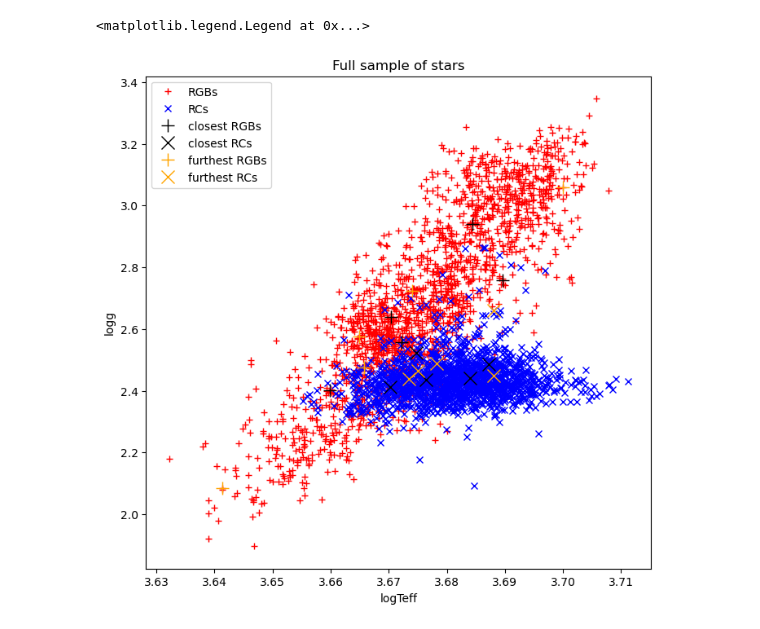
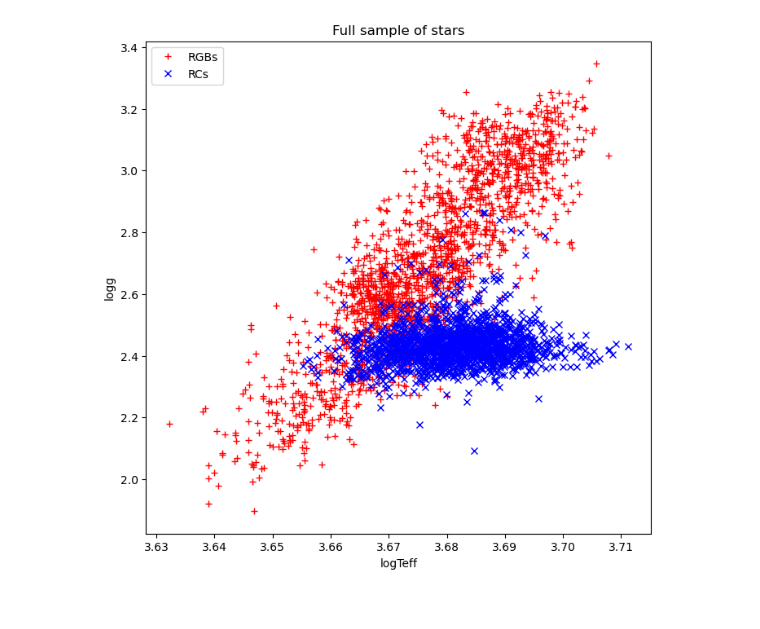
Before and after one commit to pollygecko/sharing-APOGEE_APOKASC, a Jupyter notebook: Umbrella Code for Gaia and APO3.ipynb, the cells around one changed output. Cells and saved outputs as stored; diff of their text form; code cells hidden in the pictures.

```diff
--- a/Umbrella Code for Gaia and APO3.ipynb
+++ b/Umbrella Code for Gaia and APO3.ipynb
@@ -302,20 +481,20 @@ furthest KICS in Teff/logg: RGs, RCs, diffs
 # %%
 #full sample diagram with same 10 pairs pointed out
 figure(figsize=(8,8), dpi=100)
 plt.plot(logTeff[iRG], logg[iRG], 'r+', label='RGBs')
 plt.plot(logTeff[iRC], logg[iRC], 'bx', label='RCs')
 
-plt.plot(logTeff[iRG[inds[0:5]]], logg[iRG[inds[0:5]]], 'k+', markersize=12, label='closest RGBs')
-plt.plot(logTeff[iRC[inds[0:5]]], logg[iRC[inds[0:5]]], 'kx', markersize=12, label='closest RCs')
-plt.plot(logTeff[iRG[inds[Niu-5:Niu]]], logg[iRG[inds[Niu-5:Niu]]], color='orange', marker='+', linestyle='none', markersize=12, label='furthest RGBs')
-plt.plot(logTeff[iRC[inds[Niu-5:Niu]]], logg[iRC[inds[Niu-5:Niu]]], color='orange', marker='x', linestyle='none', markersize=12, label='furthest RCs')
+#plt.plot(logTeff[iRG[inds[0:5]]], logg[iRG[inds[0:5]]], 'k+', markersize=12, label='closest RGBs')
+#plt.plot(logTeff[iRC[inds[0:5]]], logg[iRC[inds[0:5]]], 'kx', markersize=12, label='closest RCs')
+#plt.plot(logTeff[iRG[inds[Niu-5:Niu]]], logg[iRG[inds[Niu-5:Niu]]], color='orange', marker='+', linestyle='none', markersize=12, label='furthest RGBs')
+#plt.plot(logTeff[iRC[inds[Niu-5:Niu]]], logg[iRC[inds[Niu-5:Niu]]], color='orange', marker='x', linestyle='none', markersize=12, label='furthest RCs')
 plt.xlabel('logTeff')
 plt.ylabel('logg')
 plt.title('Full sample of stars')
 plt.legend(loc='upper left')
+plt.savefig('Full_Sample.jpeg')
 # %% [output]
-<matplotlib.legend.Legend at 0x...>
-[figure, old version]
+[figure, new version]
 # %%
 #call plottings with 4 subplots here
 #reshape arrays here
```
Also changed, not shown: parts of 9 cells of this notebook.
